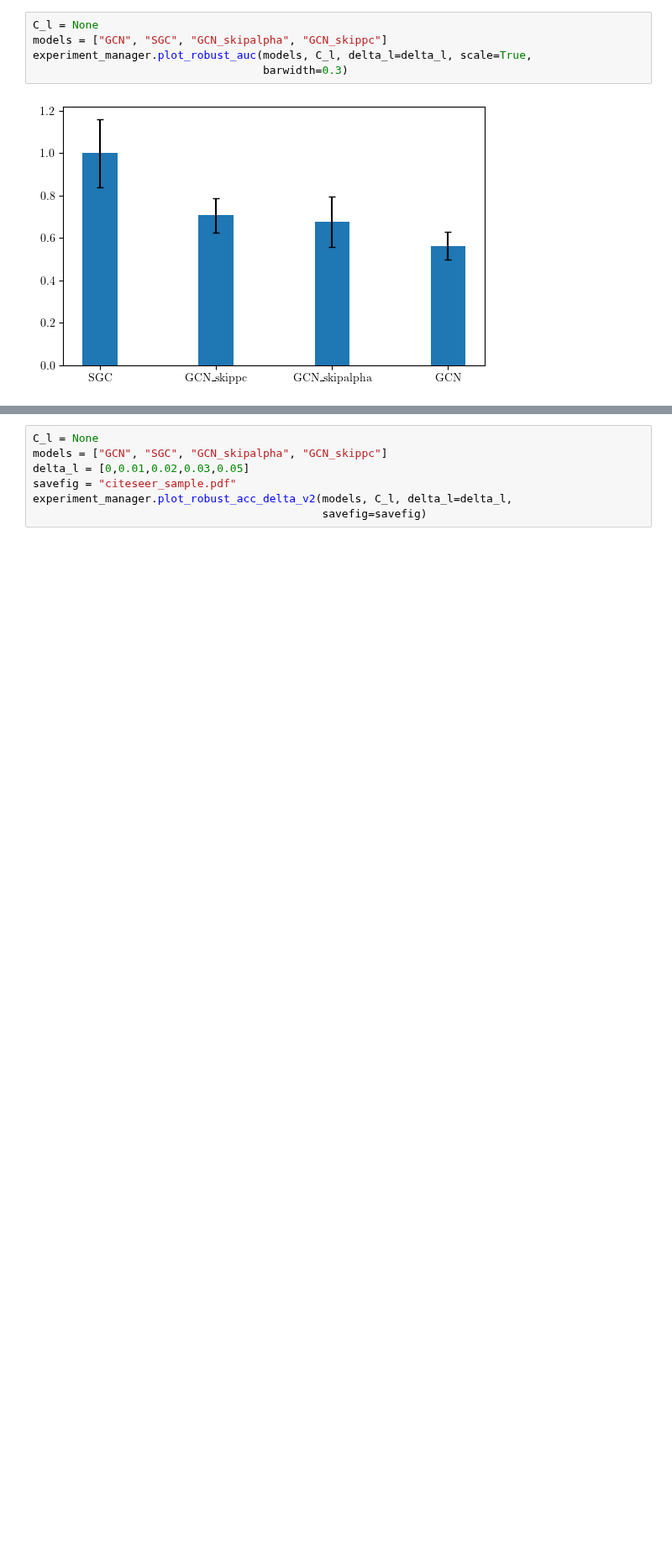
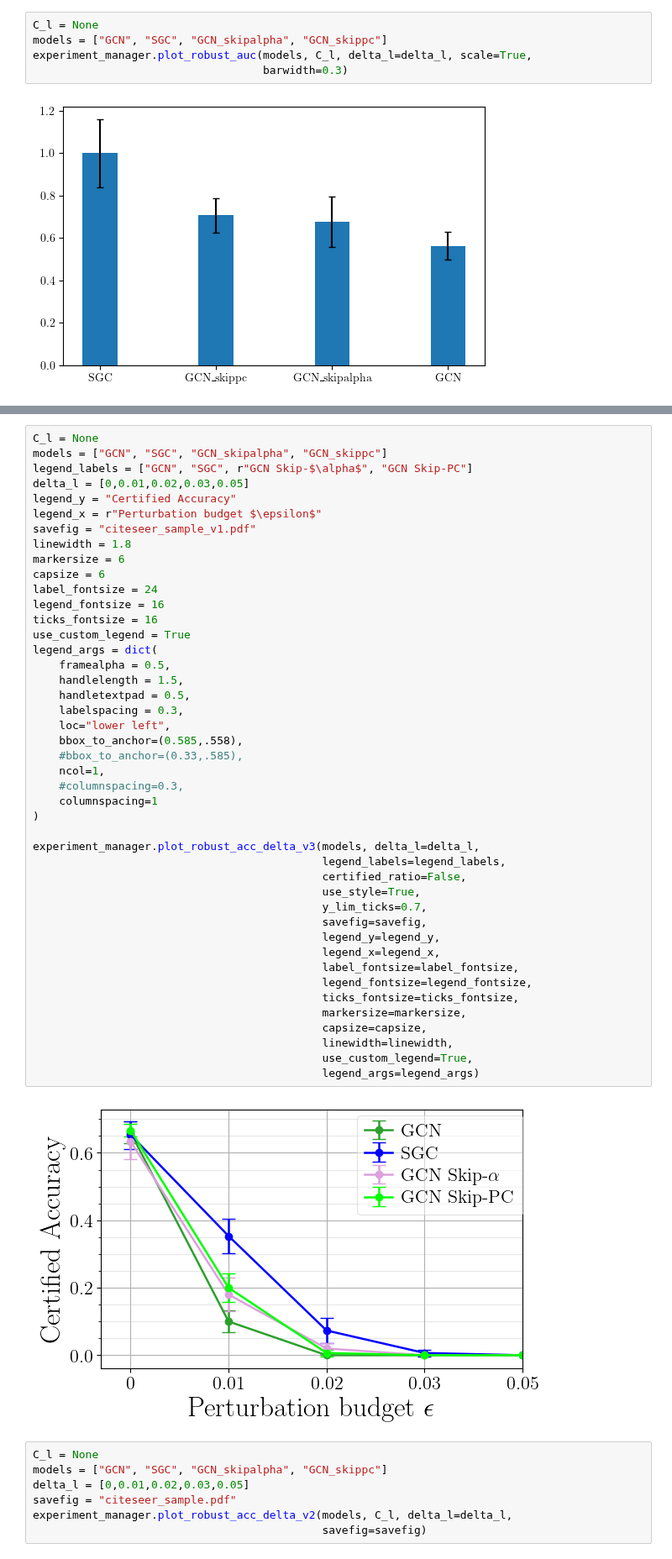
Before and after one commit to saper0/qpcert, a Jupyter notebook: notebooks/label_certification_onenode_multi/citeseer.ipynb, the cells around one changed output, grey strips where cells are left out. Shown at 84% size. Drawn from its saved outputs; the diff is of its cells as text; blank space fills up the shorter version.

Commit message:
Notebooks multiclass label cert analysis.

```diff
--- a/notebooks/label_certification_onenode_multi/citeseer.ipynb
+++ b/notebooks/label_certification_onenode_multi/citeseer.ipynb
@@ -61,3 +62,49 @@ experiment_manager.plot_robust_acc_delta_v2(models, C_l, delta_l=delta_l,
+# %%
+C_l = None
+models = ["GCN", "SGC", "GCN_skipalpha", "GCN_skippc"]
+legend_labels = ["GCN", "SGC", r"GCN Skip-$\alpha$", "GCN Skip-PC"]
+delta_l = [0,0.01,0.02,0.03,0.05]
+legend_y = "Certified Accuracy"
+legend_x = r"Perturbation budget $\epsilon$"
+savefig = "citeseer_sample_v1.pdf"
+linewidth = 1.8
+markersize = 6
+capsize = 6
+label_fontsize = 24
+legend_fontsize = 16
+ticks_fontsize = 16
+use_custom_legend = True
+legend_args = dict(
+    framealpha = 0.5,
+    handlelength = 1.5,
+    handletextpad = 0.5,
+    labelspacing = 0.3,
+    loc="lower left",
+    bbox_to_anchor=(0.585,.558),
+    #bbox_to_anchor=(0.33,.585),
+    ncol=1,
+    #columnspacing=0.3,
+    columnspacing=1
+)
+
+experiment_manager.plot_robust_acc_delta_v3(models, delta_l=delta_l,
+                                            legend_labels=legend_labels,
+                                            certified_ratio=False,
+                                            use_style=True,
+                                            y_lim_ticks=0.7,
+                                            savefig=savefig,
+                                            legend_y=legend_y,
+                                            legend_x=legend_x,
+                                            label_fontsize=label_fontsize,
+                                            legend_fontsize=legend_fontsize,
+                                            ticks_fontsize=ticks_fontsize,
+                                            markersize=markersize,
+                                            capsize=capsize,
+                                            linewidth=linewidth,
+                                            use_custom_legend=True,
+                                            legend_args=legend_args)
+# %% [output]
+[figure, added]
 # %%
 C_l = None
 models = ["GCN", "SGC", "GCN_skipalpha", "GCN_skippc"]
```
Also changed, not shown: parts of 1 cell of this notebook, 6 other files.
